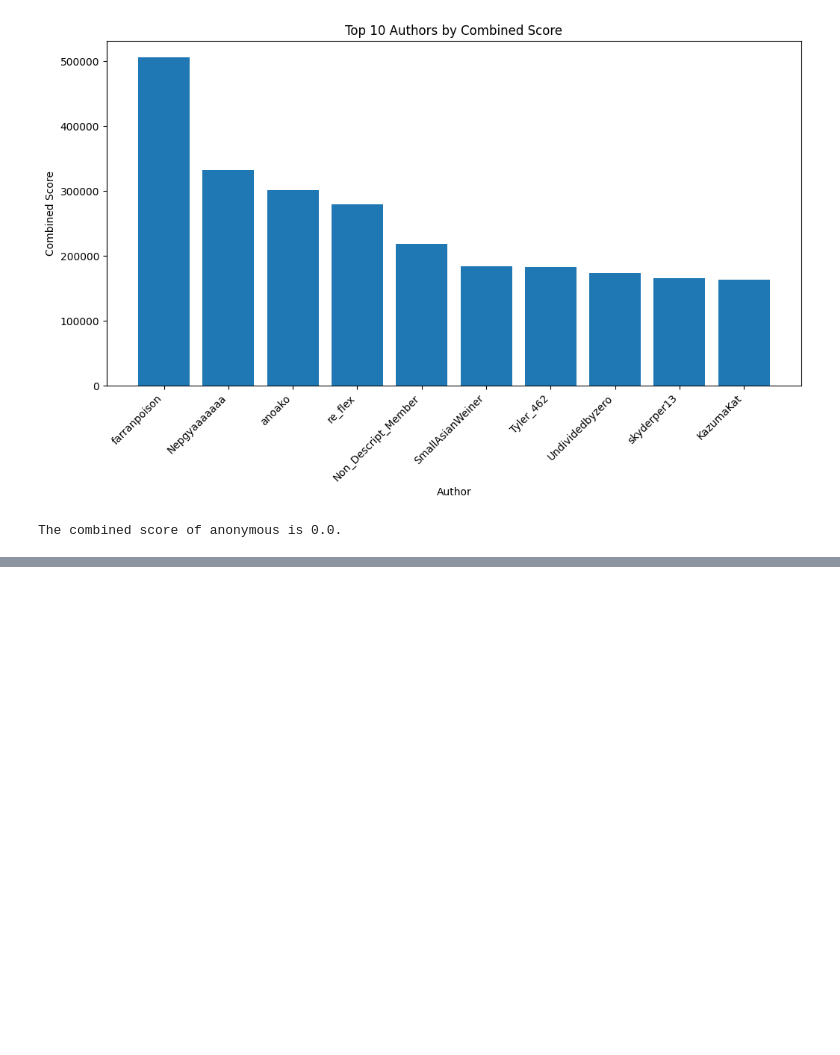
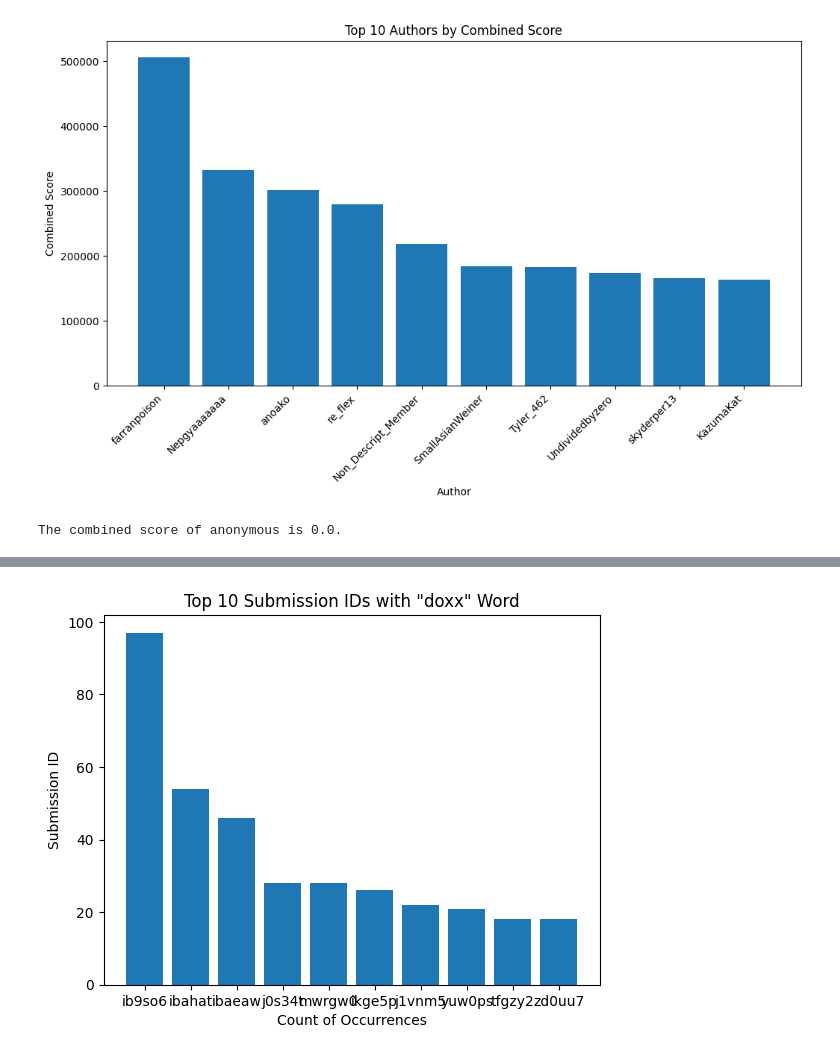
Before and after one commit to thefathan/RedditCrawler, a Jupyter notebook: src/dataviz.ipynb, the cells around one changed output, grey strips where cells are left out. Drawn from its saved outputs; the diff is of its cells as text; code cells hidden in the pictures; blank space fills up the shorter version.

```diff
--- a/src/dataviz.ipynb
+++ b/src/dataviz.ipynb
@@ -200,6 +200,30 @@ def authorscore(author):
 
     # Print the result
     print(f"The combined score of {author} is {combined_score}.")
+
+def topsubs_withword(word, quantity):
+    # Make a data copy, so the origin of data won't changed
+    dv1 = dv.copy()
+
+    # filter the rows with "word" in the body column
+    word_rows = dv1[dv1['body'].str.contains(word, na=False)]
+
+    # get the count of unique submission ids
+    submission_counts = word_rows['submission_id'].value_counts()
+
+    # get the top x submission ids by count
+    top_x_submission_counts = submission_counts.nlargest(quantity)
+
+    # plot a bar chart of the top 10 submission ids
+    plt.bar(top_x_submission_counts.index, top_x_submission_counts.values)
+
+    # add chart title and labels
+    plt.title('Top {} Submission IDs with "{}" Word'. format(quantity, word))
+    plt.xlabel('Count of Occurrences')
+    plt.ylabel('Submission ID')
+
+    # display the chart
+    plt.show()
 # %%
 # Plot grafik yang menunjukkan 10 kata yang paling sering
 # muncul untuk komentar yang skornya lebih dari 250
@@ -271,0 +320,4 @@ The combined score of anonymous is 0.0.
+# %%
+topsubs_withword("doxx", 10)
+# %% [output]
+[figure, added]
```
Also changed, not shown: parts of 3 cells of this notebook, 1 other file.
